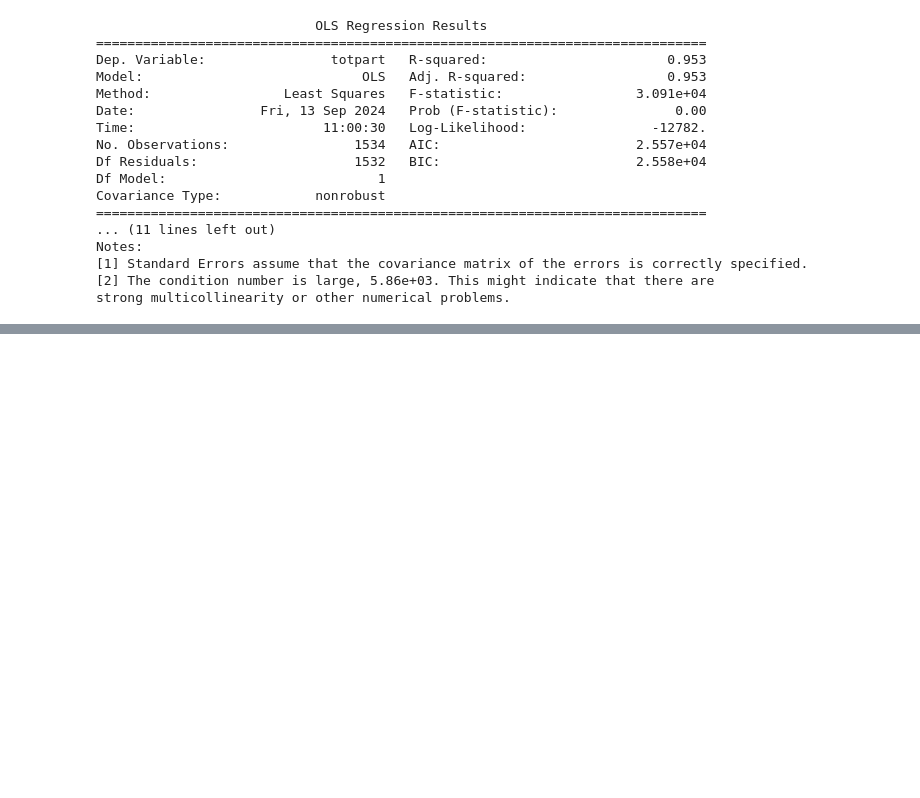
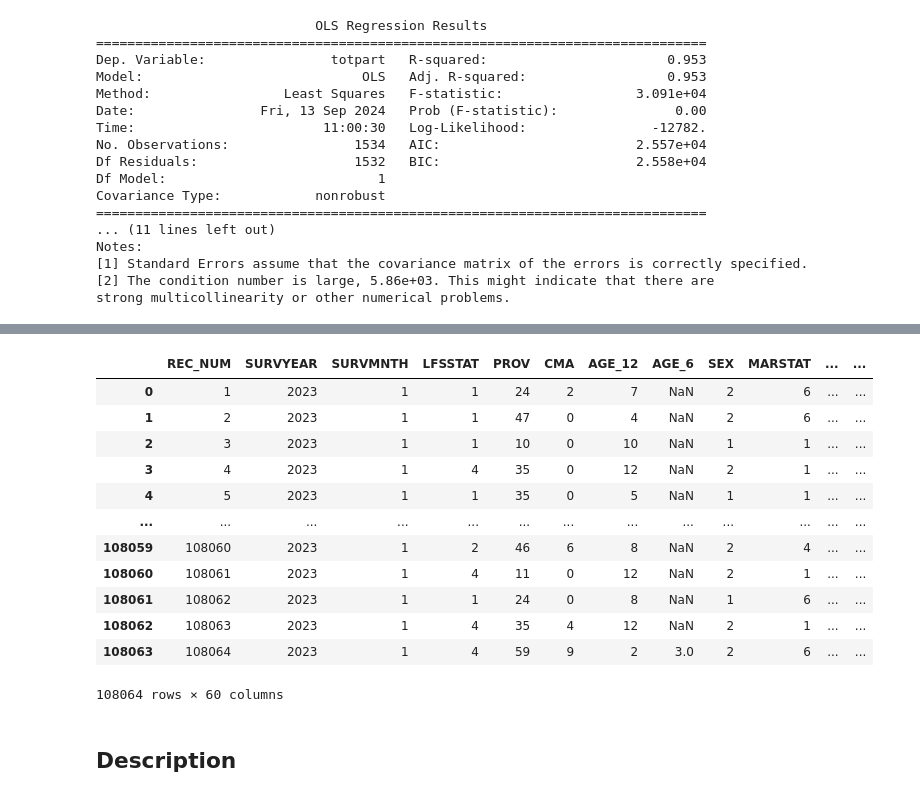
Before and after one commit to havaledar/ECON3740_F24, a Jupyter notebook: ECON3740_F24_Lab_2.ipynb, the cells around one changed output, grey strips where cells are left out. Saved outputs shown, nothing was run; the diff lists cells and outputs as text; code cells hidden in the pictures; blank space fills up the shorter version.

```diff
--- a/ECON3740_F24_Lab_2.ipynb
+++ b/ECON3740_F24_Lab_2.ipynb
@@ -107,0 +164,19 @@ strong multicollinearity or other numerical problems.
+# %%
+data_stata_values = pd.read_stata('/content/LFS-71M0001-E-2023-January_F1.dta', convert_categoricals=False)
+data_stata_values
+# %% [output]
+|  | REC_NUM | SURVYEAR | SURVMNTH | LFSSTAT | PROV | CMA | AGE_12 | AGE_6 | SEX | MARSTAT | ... | ... |
+| 0 | 1 | 2023 | 1 | 1 | 24 | 2 | 7 | NaN | 2 | 6 | ... | ... |
+| 1 | 2 | 2023 | 1 | 1 | 47 | 0 | 4 | NaN | 2 | 6 | ... | ... |
+| 2 | 3 | 2023 | 1 | 1 | 10 | 0 | 10 | NaN | 1 | 1 | ... | ... |
+| 3 | 4 | 2023 | 1 | 4 | 35 | 0 | 12 | NaN | 2 | 1 | ... | ... |
+| 4 | 5 | 2023 | 1 | 1 | 35 | 0 | 5 | NaN | 1 | 1 | ... | ... |
+| ... | ... | ... | ... | ... | ... | ... | ... | ... | ... | ... | ... | ... |
+| 108059 | 108060 | 2023 | 1 | 2 | 46 | 6 | 8 | NaN | 2 | 4 | ... | ... |
+| 108060 | 108061 | 2023 | 1 | 4 | 11 | 0 | 12 | NaN | 2 | 1 | ... | ... |
+| 108061 | 108062 | 2023 | 1 | 1 | 24 | 0 | 8 | NaN | 1 | 6 | ... | ... |
+| 108062 | 108063 | 2023 | 1 | 4 | 35 | 4 | 12 | NaN | 2 | 1 | ... | ... |
+| 108063 | 108064 | 2023 | 1 | 4 | 59 | 9 | 2 | 3.0 | 2 | 6 | ... | ... |
+108064 rows × 60 columns
+# %% [markdown]
+## Description
```
Also changed, not shown: parts of 8 cells of this notebook.
